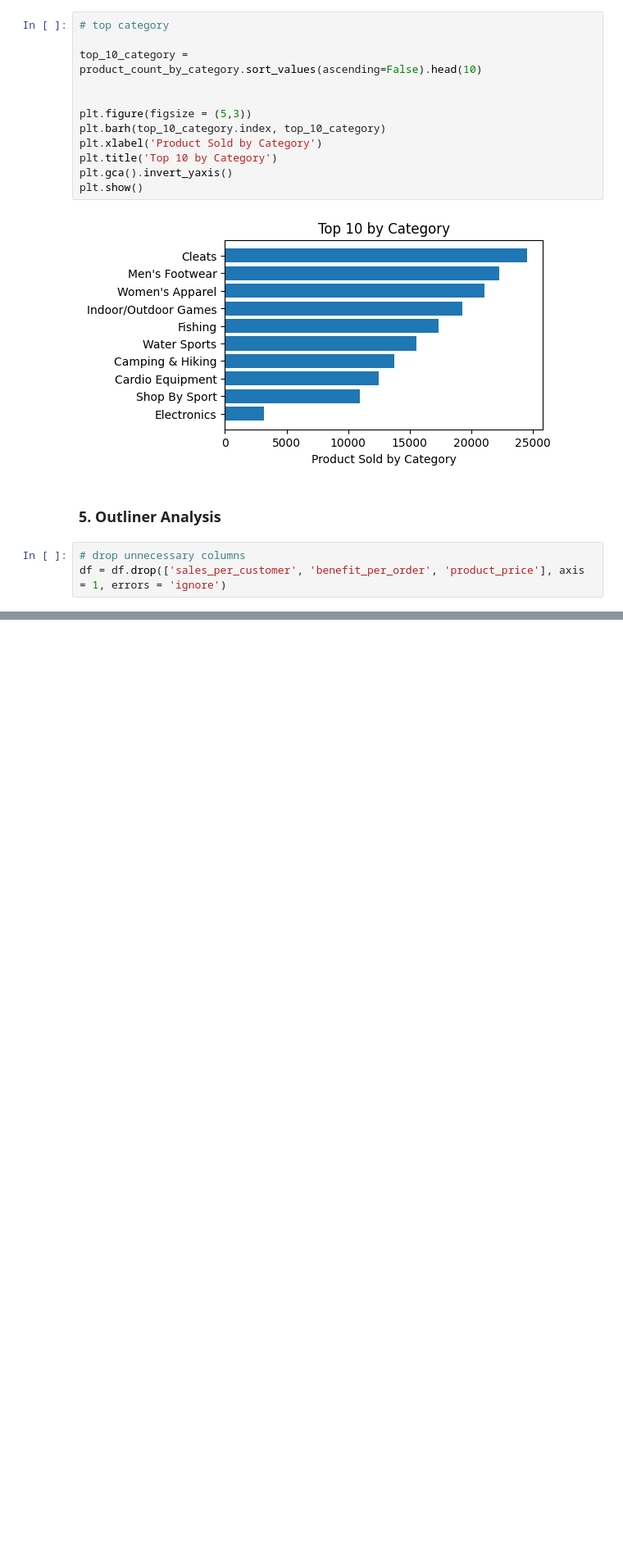
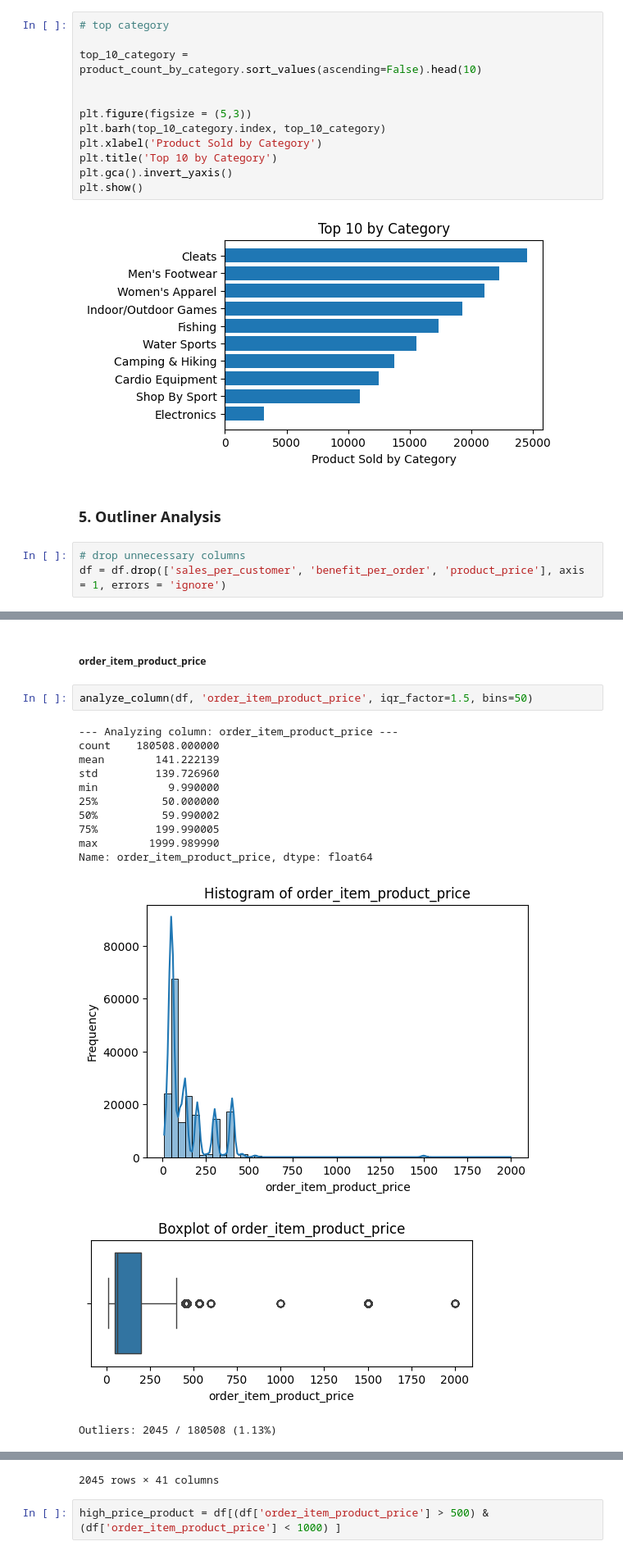
Before and after one commit to nh-adorie/scm-co-smart-project, a Jupyter notebook: notebook/eda.ipynb, the cells around one changed output, grey strips where cells are left out. Shown: that part at 82% size. Drawn from its saved outputs; the diff is of its cells as text; blank space fills up the shorter version.

```diff
--- a/notebook/eda.ipynb
+++ b/notebook/eda.ipynb
@@ -511,0 +563,18 @@ Outliers: 17300 / 180508 (9.58%)
+# %% [markdown]
+##### order_item_product_price
+# %%
+analyze_column(df, 'order_item_product_price', iqr_factor=1.5, bins=50)
+# %% [output]
+--- Analyzing column: order_item_product_price ---
+count    180508.000000
+mean        141.222139
+std         139.726960
+min           9.990000
+25%          50.000000
+50%          59.990002
+75%         199.990005
+max        1999.989990
+Name: order_item_product_price, dtype: float64
+[figure, added]
+[figure, added]
+Outliers: 2045 / 180508 (1.13%)
@@ -511,0 +593,3 @@ Outliers: 17300 / 180508 (9.58%)
+2045 rows × 41 columns
+# %%
+high_price_product = df[(df['order_item_product_price'] > 500) & (df['order_item_product_price'] < 1000) ]
```
Also changed, not shown: parts of 19 cells of this notebook.
